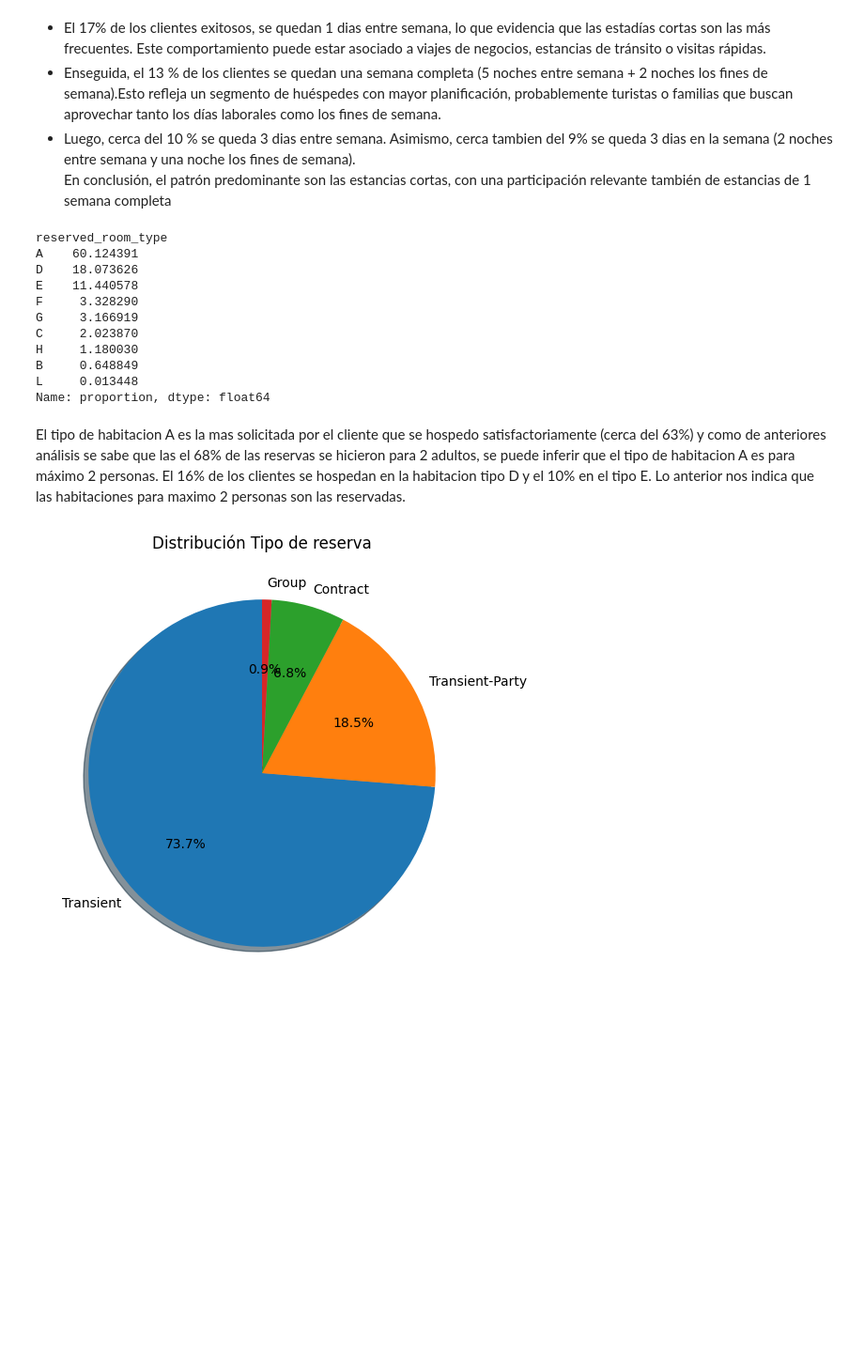
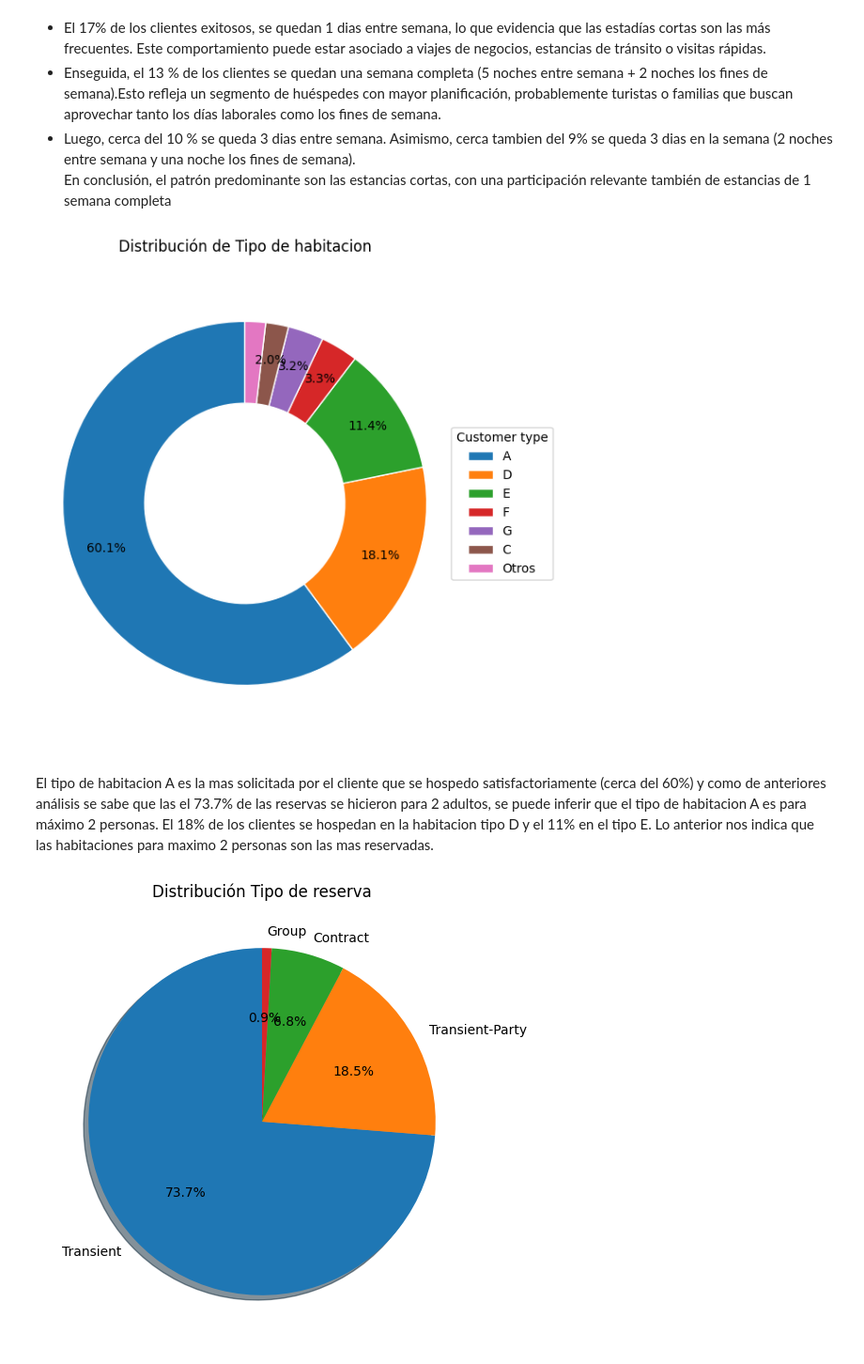
Before and after one commit to leodie1615/taller1, a Jupyter notebook: taller1_final.ipynb, the cells around one changed output. Shown: that part at 94% size. Drawn from its saved outputs; the diff is of its cells as text; code cells hidden in the pictures; blank space fills up the shorter version.

```diff
--- a/taller1_final.ipynb
+++ b/taller1_final.ipynb
@@ -336,20 +336,50 @@ Name: proportion, Length: 67, dtype: float64
 En conclusión, el patrón predominante son las estancias cortas, con una participación relevante también de estancias de 1 semana completa
 # %%
 checkout_df["reserved_room_type"].value_counts(dropna=False, normalize=True)*100
+
+# Serie de porcentajes
+s = checkout_df["reserved_room_type"].value_counts(dropna=False, normalize=True).mul(100)
+s = s.rename(index={np.nan: "Desconocido"}).sort_values(ascending=False)
+
+# Agrupa categorías pequeñas
+umbral = 2.0
+grandes = s[s >= umbral]
+otros = s[s < umbral].sum()
+if otros > 0:
+    grandes.loc["Otros"] = otros
+
+# Función para mostrar % solo si supera umbral
+def autopct_fmt(p):
+    return f"{p:.1f}%" if p >= umbral else ""
+
+fig, ax = plt.subplots(figsize=(6, 6))
+wedges, texts, autotexts = ax.pie(
+    grandes.values,
+    labels=None,                # labels en la leyenda, no en el gráfico
+    autopct=autopct_fmt,
+    startangle=90,
+    pctdistance=0.8,
+    wedgeprops={"width": 0.45, "edgecolor": "white"}  # donut y borde limpio
+)
+
+# Leyenda fuera para no encimar
+ax.legend(
+    wedges,
+    grandes.index.tolist(),
+    title="Customer type",
+    loc="center left",
+    bbox_to_anchor=(1, 0.5)
+)
+
+ax.set_title("Distribución de Tipo de habitacion")
+ax.set_ylabel("")
+ax.axis("equal")
+plt.tight_layout()
+plt.show()
 # %% [output]
-reserved_room_type
-A    60.124391
-D    18.073626
-E    11.440578
-F     3.328290
-G     3.166919
-C     2.023870
-H     1.180030
-B     0.648849
-L     0.013448
-Name: proportion, dtype: float64
+[figure, added]
 # %% [markdown]
-El tipo de habitacion A es la mas solicitada por el cliente que se hospedo satisfactoriamente (cerca del 63%) y como de anteriores análisis se sabe que las el 68% de las reservas se hicieron para 2 adultos, se puede inferir que el tipo de habitacion A es para máximo 2 personas. El 16% de los clientes se hospedan en la habitacion tipo D y el 10% en el tipo E. Lo anterior nos indica que las habitaciones para maximo 2 personas son las reservadas.
+El tipo de habitacion A es la mas solicitada por el cliente que se hospedo satisfactoriamente (cerca del 60%) y como de anteriores análisis se sabe que las el 73.7% de las reservas se hicieron para 2 adultos, se puede inferir que el tipo de habitacion A es para máximo 2 personas. El 18% de los clientes se hospedan en la habitacion tipo D y el 11% en el tipo E. Lo anterior nos indica que las habitaciones para maximo 2 personas son las mas reservadas.
 # %%
 checkout_df["customer_type"].value_counts(dropna=False, normalize=True)*100
 # Graficando frecuencias relativas variable reservation_status
```
Also changed, not shown: parts of 4 cells of this notebook.
